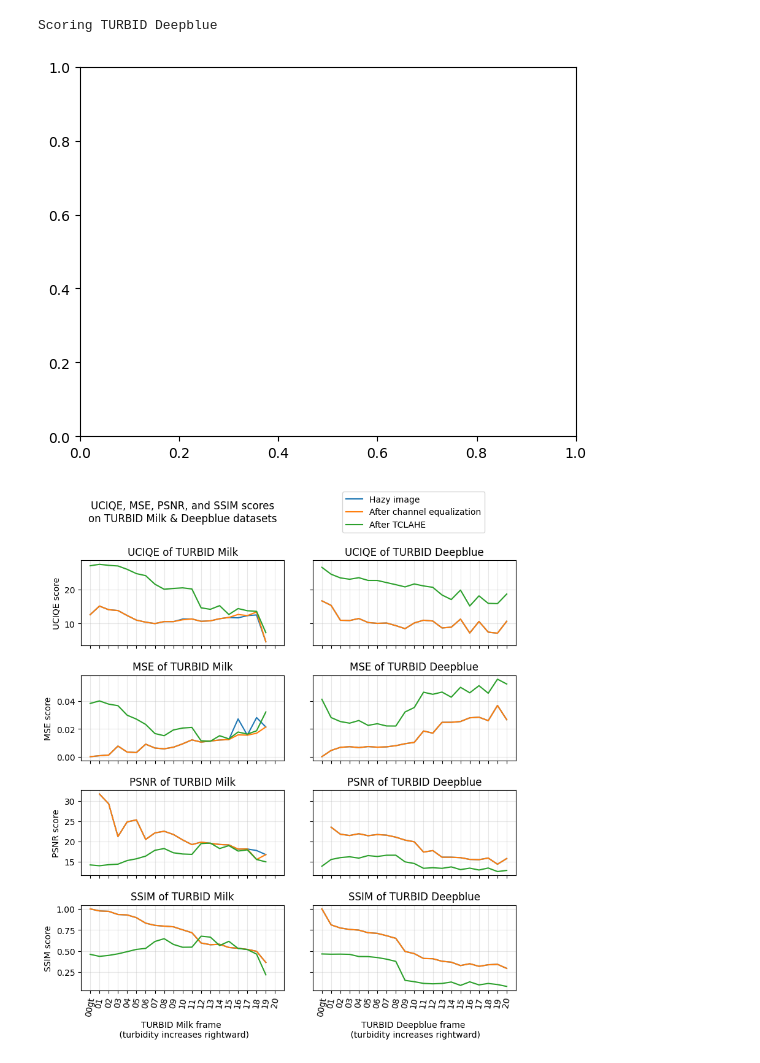
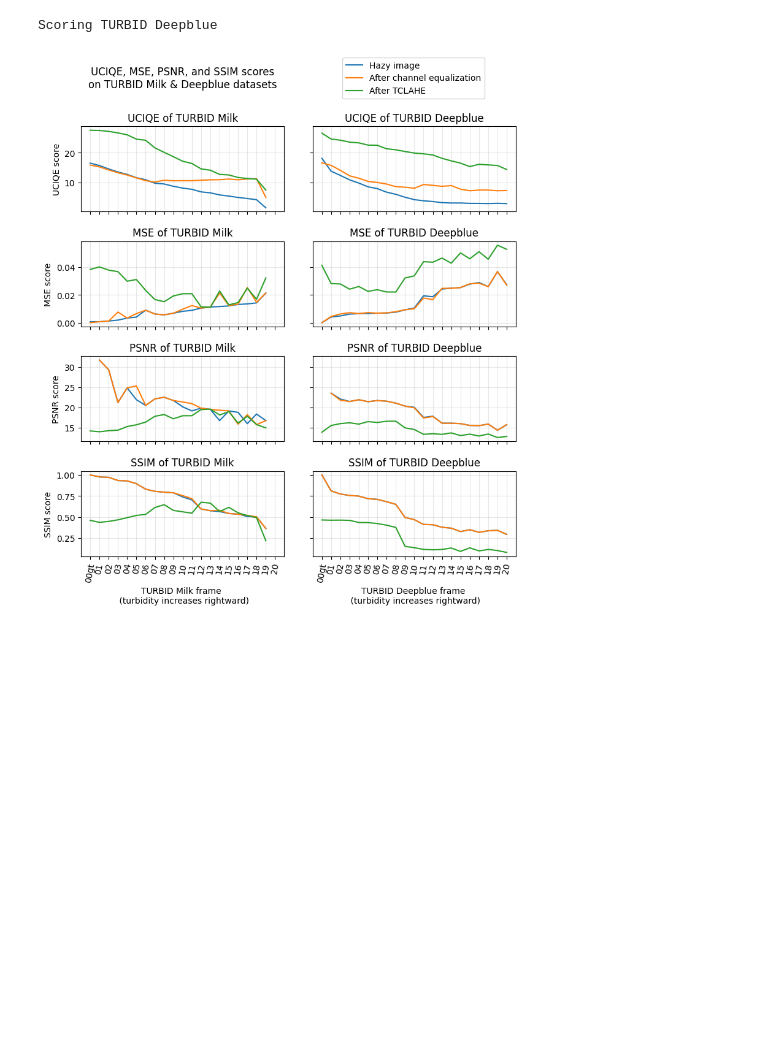
Before and after one commit to benjaminwp18/underwater-dehazing-python, a Jupyter notebook: evaluation.ipynb, the cells around one changed output. Drawn from its saved outputs; the diff is of its cells as text; code cells hidden in the pictures; blank space fills up the shorter version.

```diff
--- a/evaluation.ipynb
+++ b/evaluation.ipynb
@@ -70,30 +70,30 @@ NUM_METRICS = 4
 Scoring TURBID Milk
 Scoring TURBID Deepblue
 # %%
-def plot_scores(dataset_name: str, metric_name: str, paths: list[Path], scores: np.ndarray, axes: Axes = plt.gca()):
+def plot_scores(dataset_name: str, metric_name: str, paths: list[Path], scores: np.ndarray, get_axes: Axes = plt.gca):
+    axes = get_axes()
     axes.grid(alpha=0.3)
     axes.plot(scores, label=('Hazy image', 'After channel equalization', 'After TCLAHE'))
     axes.set_xticks(range(0, len(paths)), [path.stem for path in paths], rotation=80)
     axes.set(
         title=f'{metric_name} of {dataset_name}',
         ylabel=f'{metric_name} score',
         xlabel=f'{dataset_name} frame \n (turbidity increases rightward)'
     )
     # axes.legend(loc='upper right')
 
 fig, axs = plt.subplots(nrows=NUM_METRICS, ncols=len(datasets), sharex=True, sharey='row')
 fig.tight_layout()
 fig.set_size_inches(8, 8)
 for d, dataset in enumerate(datasets):
     for m, (metric_name, scores) in enumerate(metrics[d].items()):
         ax = axs.flat[m * len(datasets) + d]
-        plot_scores(dataset.name, metric_name, dataset.paths, scores, axes=ax)
+        plot_scores(dataset.name, metric_name, dataset.paths, scores, get_axes=lambda: ax)
         ax.label_outer()
 
 plt.suptitle('UCIQE, MSE, PSNR, and SSIM scores\non TURBID Milk & Deepblue datasets', x=0.28, y=1.08)
 plt.legend(loc='upper left', bbox_to_anchor=(0.125, 5.9))
 # plt.tight_layout()
 plt.show()
 # %% [output]
-[figure, old version]
+[figure, new version]
-[figure, removed]
```
Also changed, not shown: 2 other files.
